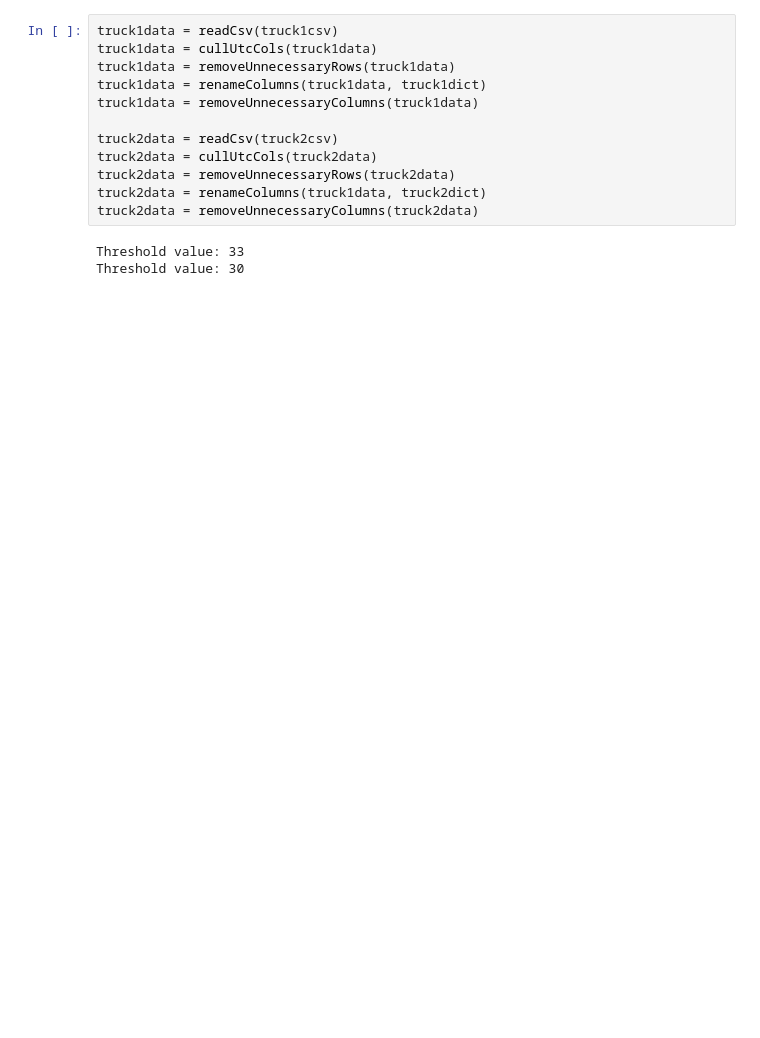
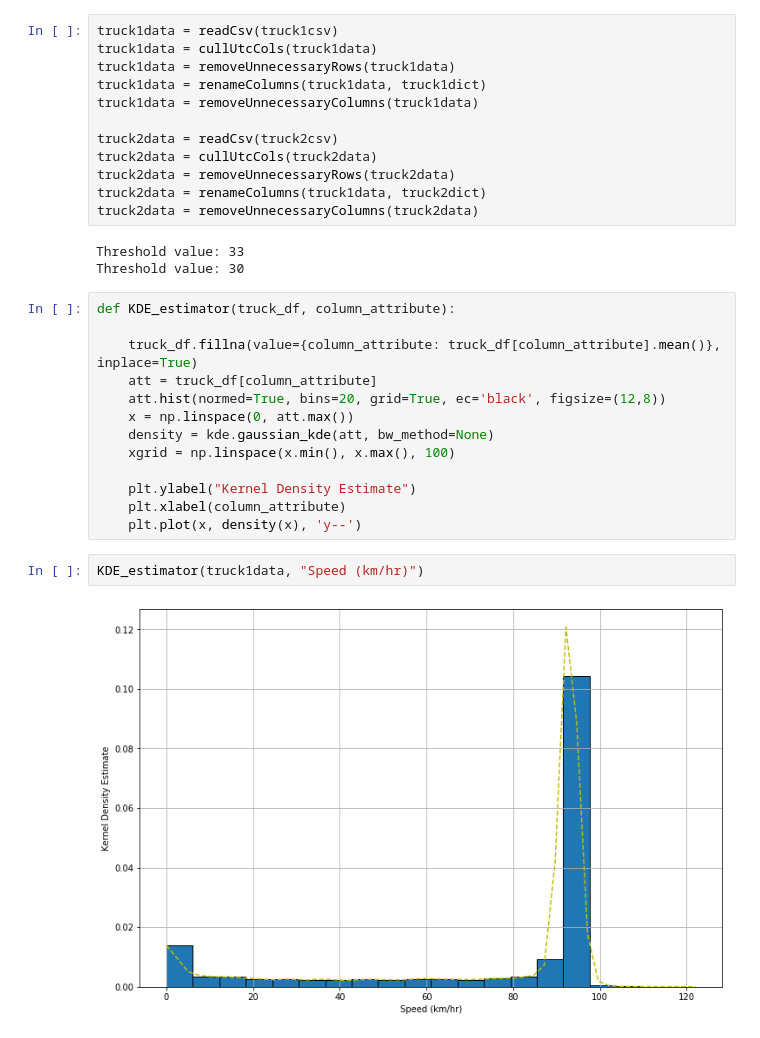
Before and after one commit to UNCG-CSE/Volvo_Truck_Analytics, a Jupyter notebook: src/VolvoTruckEstimator.ipynb, the cells around one changed output. Drawn from its saved outputs; the diff is of its cells as text; blank space fills up the shorter version.

Commit message:
Kernel Density Estimation Function
Kernel Density Estimation Function

```diff
--- a/src/VolvoTruckEstimator.ipynb
+++ b/src/VolvoTruckEstimator.ipynb
@@ -95,3 +142,20 @@ truck2data = removeUnnecessaryColumns(truck2data)
 # %% [output]
 Threshold value: 33
 Threshold value: 30
+# %%
+def KDE_estimator(truck_df, column_attribute):
+
+    truck_df.fillna(value={column_attribute: truck_df[column_attribute].mean()}, inplace=True)
+    att = truck_df[column_attribute]
+    att.hist(normed=True, bins=20, grid=True, ec='black', figsize=(12,8))
+    x = np.linspace(0, att.max())
+    density = kde.gaussian_kde(att, bw_method=None)
+    xgrid = np.linspace(x.min(), x.max(), 100)
+
+    plt.ylabel("Kernel Density Estimate")
+    plt.xlabel(column_attribute)
+    plt.plot(x, density(x), 'y--')
+# %%
+KDE_estimator(truck1data, "Speed (km/hr)")
+# %% [output]
+[figure, added]
```
Also changed, not shown: parts of 3 cells of this notebook.
